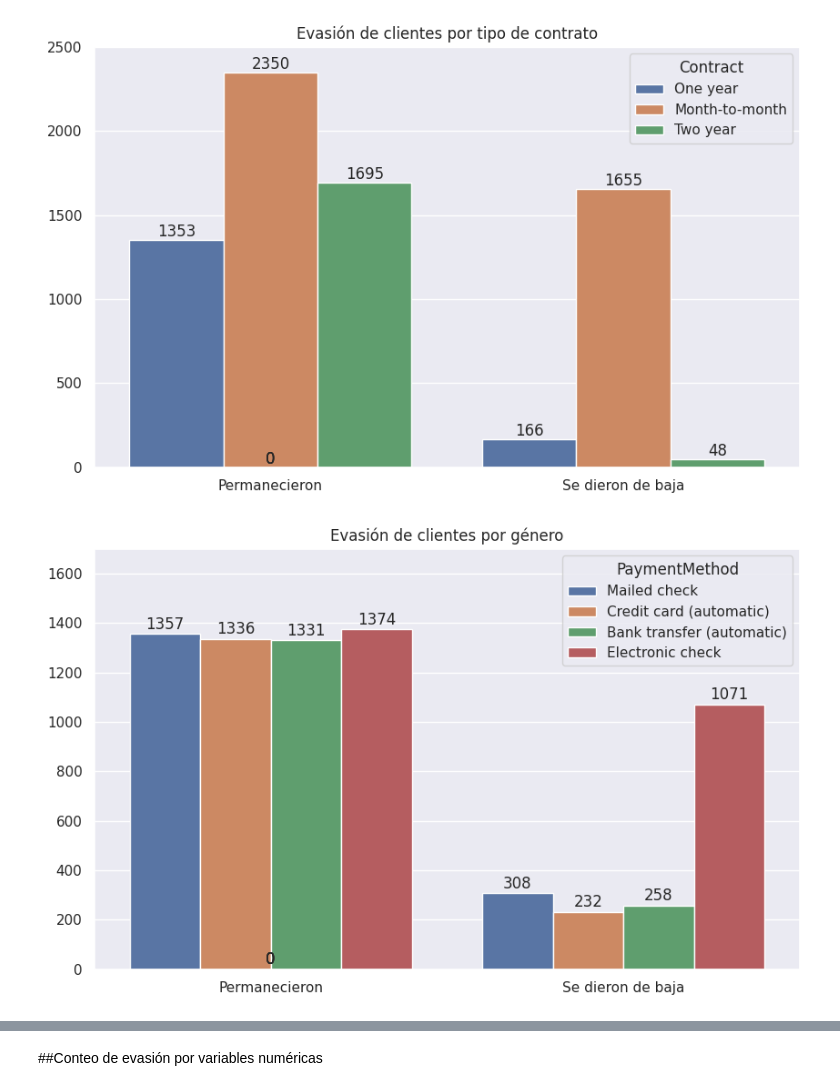
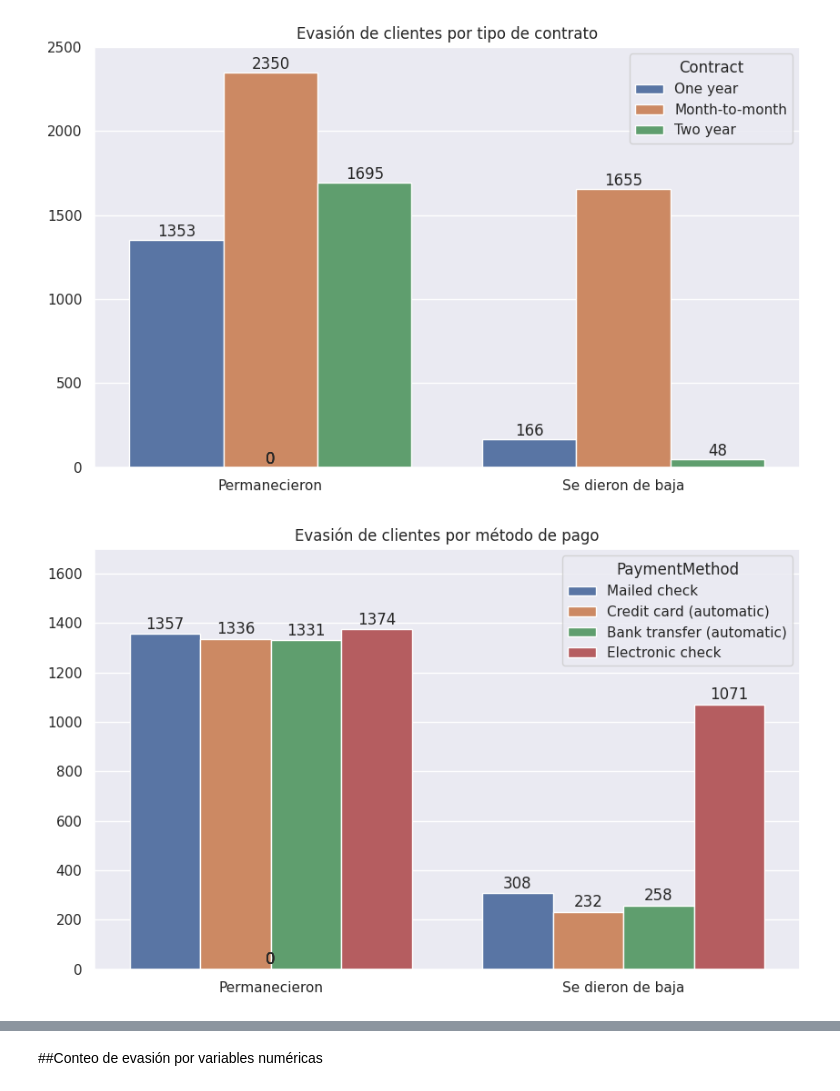
Before and after one commit to AAgusCF/TelecomX-Data-Science, a Jupyter notebook: TelecomX_LATAM.ipynb, the cells around one changed output, grey strips where cells are left out. Drawn from its saved outputs; the diff is of its cells as text; code cells hidden in the pictures.

```diff
--- a/TelecomX_LATAM.ipynb
+++ b/TelecomX_LATAM.ipynb
@@ -403,19 +404,19 @@ plt.show()
 # %%
 fig, ax = plt.subplots(figsize=(10,6))
 ax = sns.countplot(data=telecom_data,x='Churn', hue='PaymentMethod', orient='v')
-ax.set(title='Evasión de clientes por género',xlabel='',ylabel='')
+ax.set(title='Evasión de clientes por método de pago',xlabel='',ylabel='')
 ax.set_xticks([0,1])
 ax.set_xticklabels(['Permanecieron', 'Se dieron de baja'])
 ax.set_ylim(0,1700)
 
 for p in ax.patches:
     height = p.get_height()
     ax.text(p.get_x() + p.get_width() / 2., height + 20, str(int(height)), ha='center')
 
-
+fig.savefig('evasion_metodo_pago.png', transparent=False, dpi=300, bbox_inches='tight')
 plt.show()
 # %% [output]
-[figure, old version]
+[figure, new version]
 # %%
 fig, ax = plt.subplots(figsize=(10,6))
 ax = sns.countplot(data=telecom_data,x='Churn', hue='InternetService', orient='v')
```
Also changed, not shown: parts of 35 cells of this notebook.
